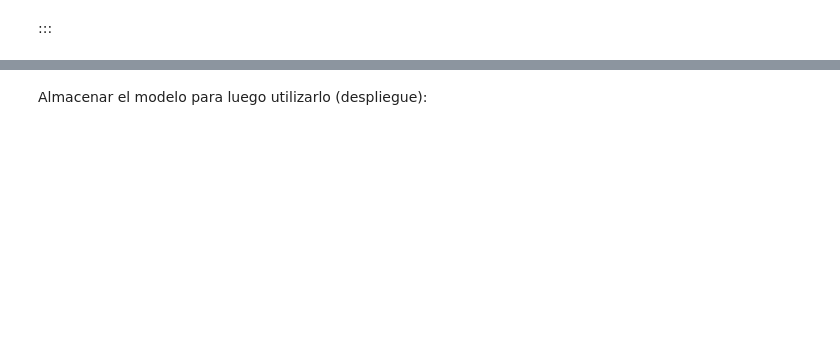
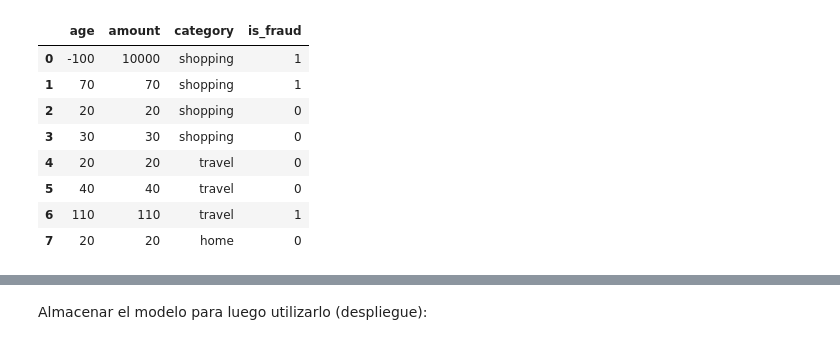
Before and after one commit to karbartolome/workshops, a Jupyter notebook: 20250905-uba-pipelines/notebooks/preprocessing.ipynb, the cells around one changed output, grey strips where cells are left out. Cells and saved outputs as stored; diff of their text form; code cells hidden in the pictures; blank space fills up the shorter version.

```diff
--- a/20250905-uba-pipelines/notebooks/preprocessing.ipynb
+++ b/20250905-uba-pipelines/notebooks/preprocessing.ipynb
@@ -514,5 +354,3 @@ class IsolationForestTransformer(BaseEstimator, TransformerMixin):
     def transform(self, X):
         scores = self.iforest_.decision_function(X)
         return pd.DataFrame({"anomaly_score": scores}, index=X.index)
-# %% [markdown]
-:::
@@ -518,0 +393,21 @@ class IsolationForestTransformer(BaseEstimator, TransformerMixin):
+# %%
+df_example = pd.DataFrame({
+    'age': [-100,70,20,30,20,40,110,20],
+    'amount': [10000,70,20,30,20,40,110,20],
+    'category': ['shopping','shopping','shopping','shopping','travel','travel','travel','home'],
+    'is_fraud':[1,1,0,0,0,0,1,0]
+})
+X_example = df_example.drop(['is_fraud'], axis=1)
+y_example = df_example['is_fraud']
+
+df_example
+# %% [output]
+|  | age | amount | category | is_fraud |
+| 0 | -100 | 10000 | shopping | 1 |
+| 1 | 70 | 70 | shopping | 1 |
+| 2 | 20 | 20 | shopping | 0 |
+| 3 | 30 | 30 | shopping | 0 |
+| 4 | 20 | 20 | travel | 0 |
+| 5 | 40 | 40 | travel | 0 |
+| 6 | 110 | 110 | travel | 1 |
+| 7 | 20 | 20 | home | 0 |
```
Also changed, not shown: parts of 49 cells of this notebook, 4 other files.
